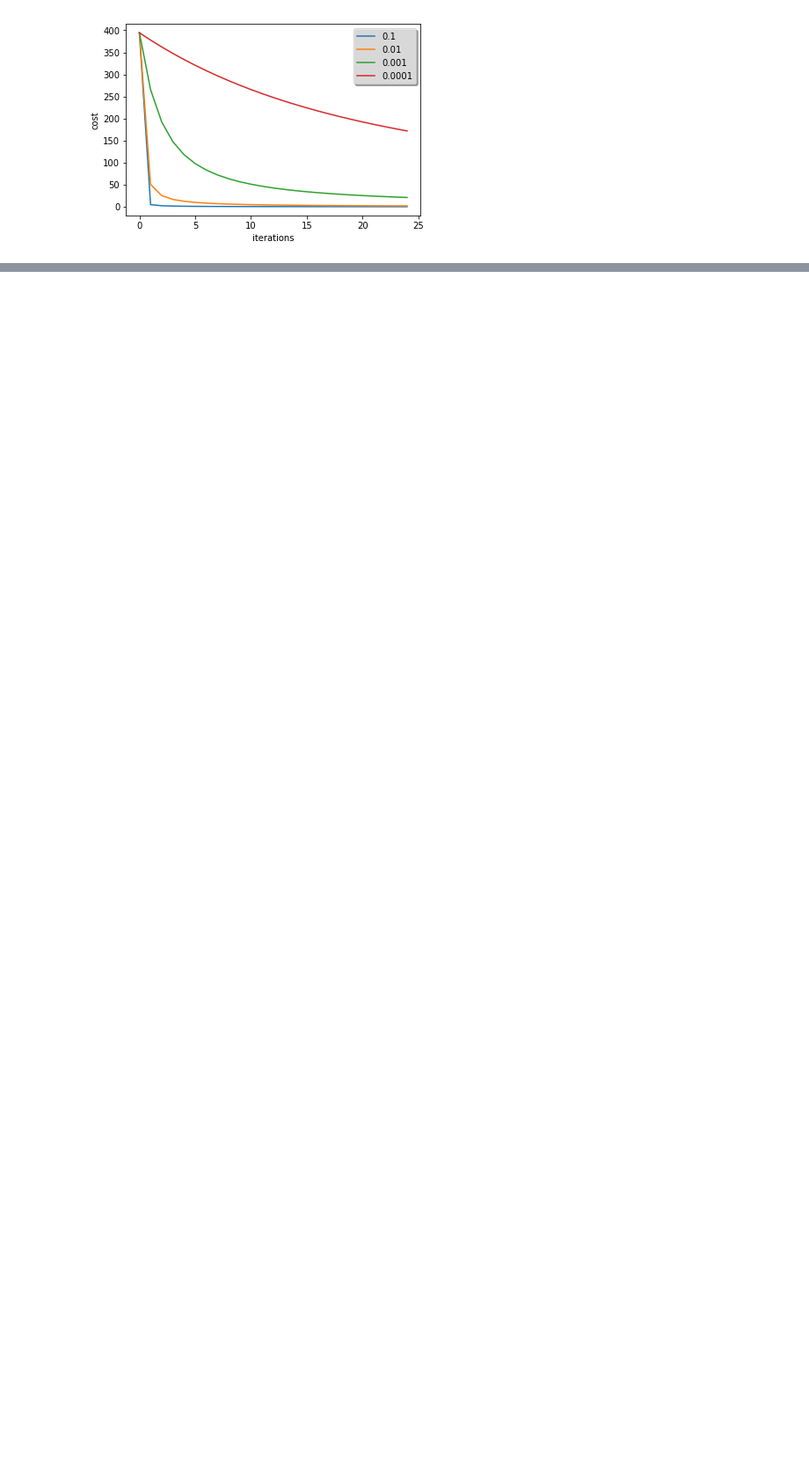
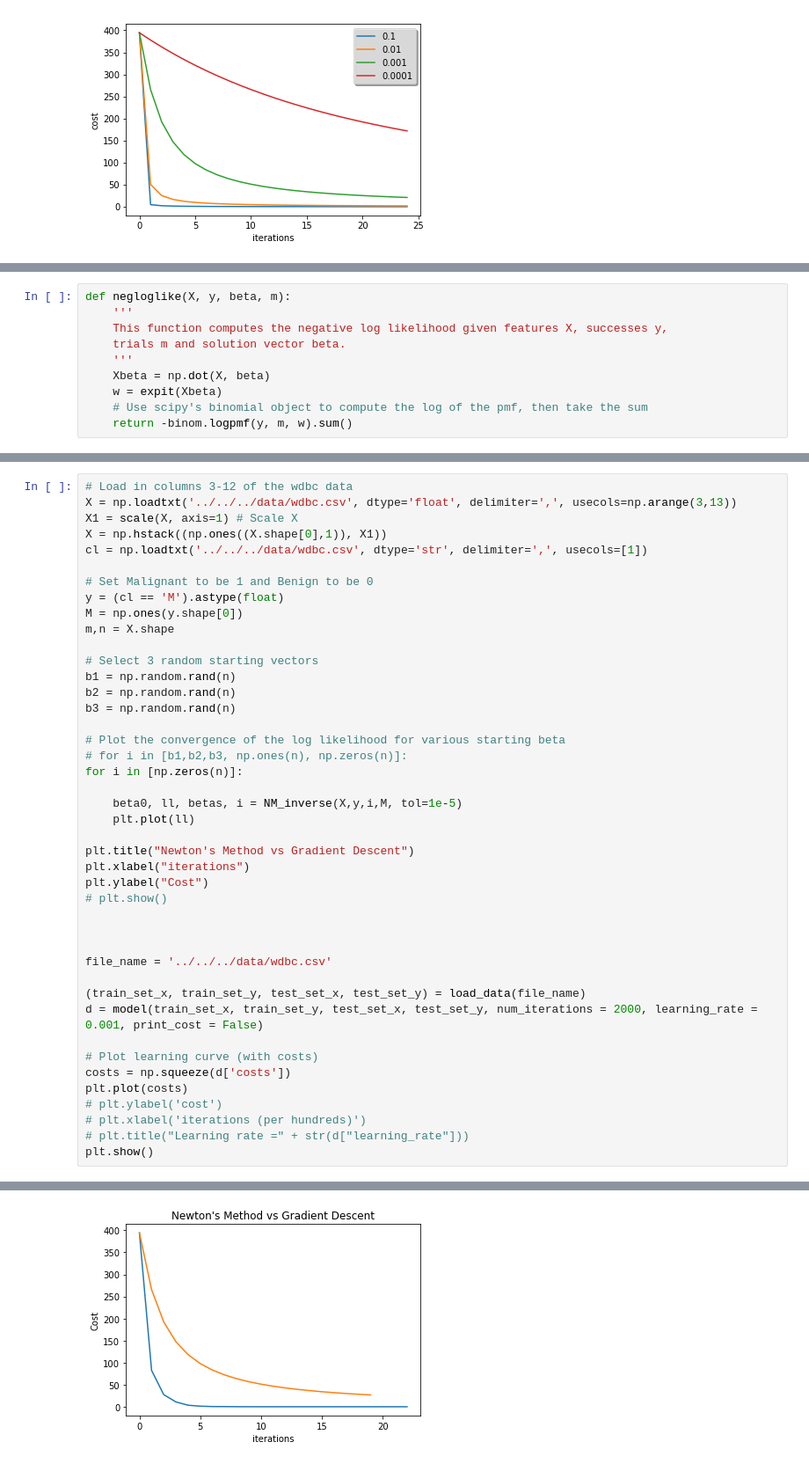
Before and after one commit to anvaribs/SDS385, a Jupyter notebook: exercises/exercises01/src/exercises01-GLM.ipynb, the cells around one changed output, grey strips where cells are left out. Shown at 88% size. Cells and saved outputs as stored; diff of their text form; blank space fills up the shorter version.

Commit message:
implement newton method in exercises01-GLM.ipynb

```diff
--- a/exercises/exercises01/src/exercises01-GLM.ipynb
+++ b/exercises/exercises01/src/exercises01-GLM.ipynb
@@ -355,0 +412,10 @@ test accuracy: 100.0 %
+# %%
+def negloglike(X, y, beta, m):
+    '''
+    This function computes the negative log likelihood given features X, successes y,
+    trials m and solution vector beta.
+    '''
+    Xbeta = np.dot(X, beta)
+    w = expit(Xbeta)
+    # Use scipy's binomial object to compute the log of the pmf, then take the sum
+    return -binom.logpmf(y, m, w).sum()
@@ -355,0 +457,44 @@ test accuracy: 100.0 %
+# %%
+# Load in columns 3-12 of the wdbc data
+X = np.loadtxt('../../../data/wdbc.csv', dtype='float', delimiter=',', usecols=np.arange(3,13))
+X1 = scale(X, axis=1) # Scale X
+X = np.hstack((np.ones((X.shape[0],1)), X1))
+cl = np.loadtxt('../../../data/wdbc.csv', dtype='str', delimiter=',', usecols=[1])
+
+# Set Malignant to be 1 and Benign to be 0
+y = (cl == 'M').astype(float)
+M = np.ones(y.shape[0])
+m,n = X.shape
+
+# Select 3 random starting vectors
+b1 = np.random.rand(n)
+b2 = np.random.rand(n)
+b3 = np.random.rand(n)
+
+# Plot the convergence of the log likelihood for various starting beta
+# for i in [b1,b2,b3, np.ones(n), np.zeros(n)]:
+for i in [np.zeros(n)]:
+
+    beta0, ll, betas, i = NM_inverse(X,y,i,M, tol=1e-5)
+    plt.plot(ll)
+
+plt.title("Newton's Method vs Gradient Descent")
+plt.xlabel("iterations")
+plt.ylabel("Cost")
+# plt.show()
+
+
+
+file_name = '../../../data/wdbc.csv'
+
+(train_set_x, train_set_y, test_set_x, test_set_y) = load_data(file_name)
+d = model(train_set_x, train_set_y, test_set_x, test_set_y, num_iterations = 2000, learning_rate = 0.001, print_cost = False)
+
+# Plot learning curve (with costs)
+costs = np.squeeze(d['costs'])
+plt.plot(costs)
+# plt.ylabel('cost')
+# plt.xlabel('iterations (per hundreds)')
+# plt.title("Learning rate =" + str(d["learning_rate"]))
+plt.show()
+# %% [output]
@@ -355,0 +503 @@ test accuracy: 100.0 %
+[figure, added]
```
Also changed, not shown: parts of 5 cells of this notebook.
